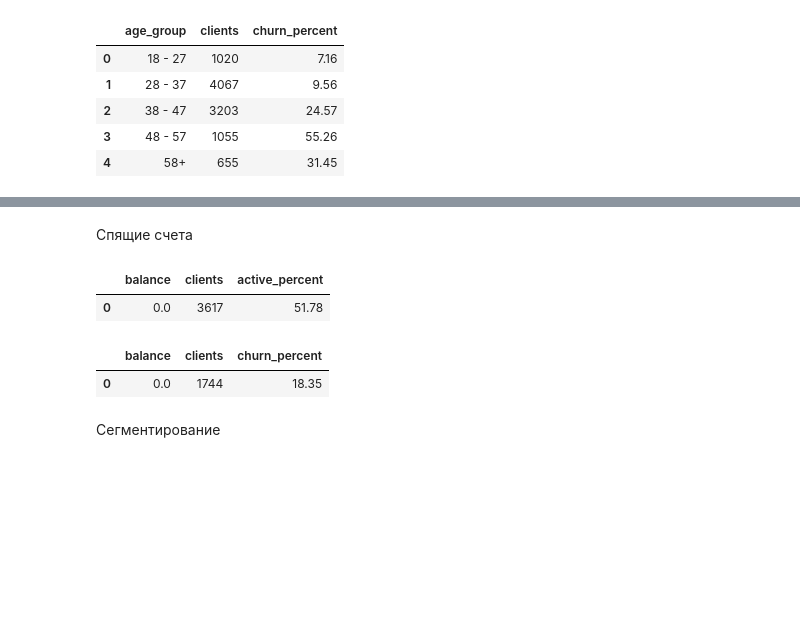
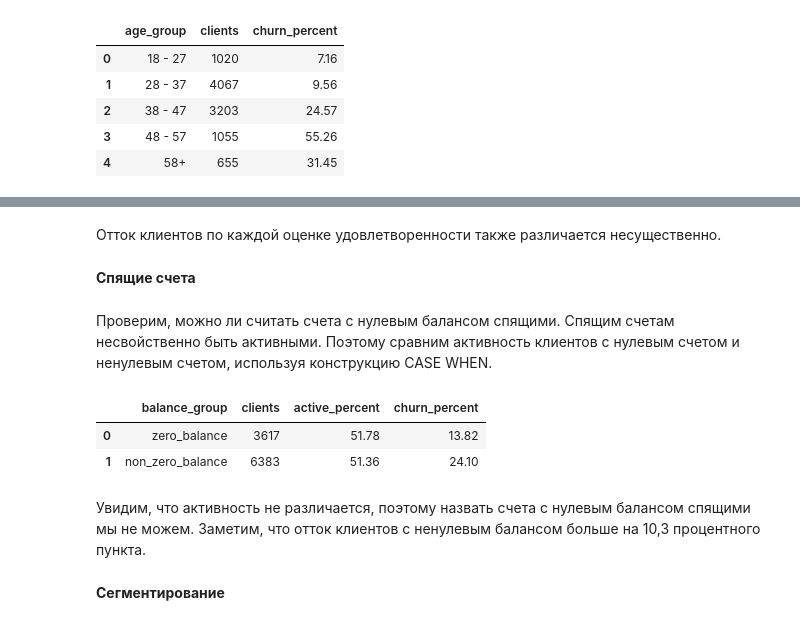
Before and after one commit to ilushav/bank-churn-analysis, a Jupyter notebook: notebooks/analysis.ipynb, the cells around one changed output, grey strips where cells are left out. Drawn from its saved outputs; the diff is of its cells as text; code cells hidden in the pictures; blank space fills up the shorter version.

```diff
--- a/notebooks/analysis.ipynb
+++ b/notebooks/analysis.ipynb
@@ -1,6 +1,7 @@
 # %%
 import pandas as pd
 import duckdb
+pd.set_option("display.max_columns", None)
 # %% [markdown]
 ### Предметная область
 
@@ -291,27 +324,21 @@ duckdb.sql(query).df()
+# %% [markdown]
+Отток клиентов по каждой оценке удовлетворенности также различается несущественно.
 # %% [markdown]
-Спящие счета
+**Спящие счета**
-# %%
-query = """
-SELECT Balance AS balance, COUNT(*) AS clients, ROUND(AVG(IsActiveMember) * 100, 2) AS active_percent
-FROM df
-WHERE Balance = 0
-GROUP BY Balance
-"""
-duckdb.sql(query).df()
-# %% [output]
-|  | balance | clients | active_percent |
-| 0 | 0.0 | 3617 | 51.78 |
+# %% [markdown]
+Проверим, можно ли считать счета с нулевым балансом спящими. Спящим счетам несвойственно быть активными. Поэтому сравним активность клиентов с нулевым счетом и ненулевым счетом, используя конструкцию CASE WHEN.
 # %%
 query = """
-SELECT Balance AS balance, COUNT(*) AS clients, ROUND(AVG(Exited) * 100, 2) AS churn_percent
+SELECT CASE WHEN Balance = 0 THEN 'zero_balance' ELSE 'non_zero_balance' END AS balance_group, COUNT(*) AS clients, ROUND(AVG(IsActiveMember) * 100, 2) AS active_percent, ROUND(AVG(Exited) * 100, 2) AS churn_percent
 FROM df
-WHERE Balance = 0 AND IsActiveMember = 0
-GROUP BY Balance
+GROUP BY balance_group
 """
-
 duckdb.sql(query).df()
 # %% [output]
-|  | balance | clients | churn_percent |
-| 0 | 0.0 | 1744 | 18.35 |
+|  | balance_group | clients | active_percent | churn_percent |
+| 0 | zero_balance | 3617 | 51.78 | 13.82 |
+| 1 | non_zero_balance | 6383 | 51.36 | 24.10 |
+# %% [markdown]
+Увидим, что активность не различается, поэтому назвать счета с нулевым балансом спящими мы не можем. Заметим, что отток клиентов с ненулевым балансом больше на 10,3 процентного пункта.
 # %% [markdown]
-Сегментирование
+**Сегментирование**
```
Also changed, not shown: parts of 34 cells of this notebook.
